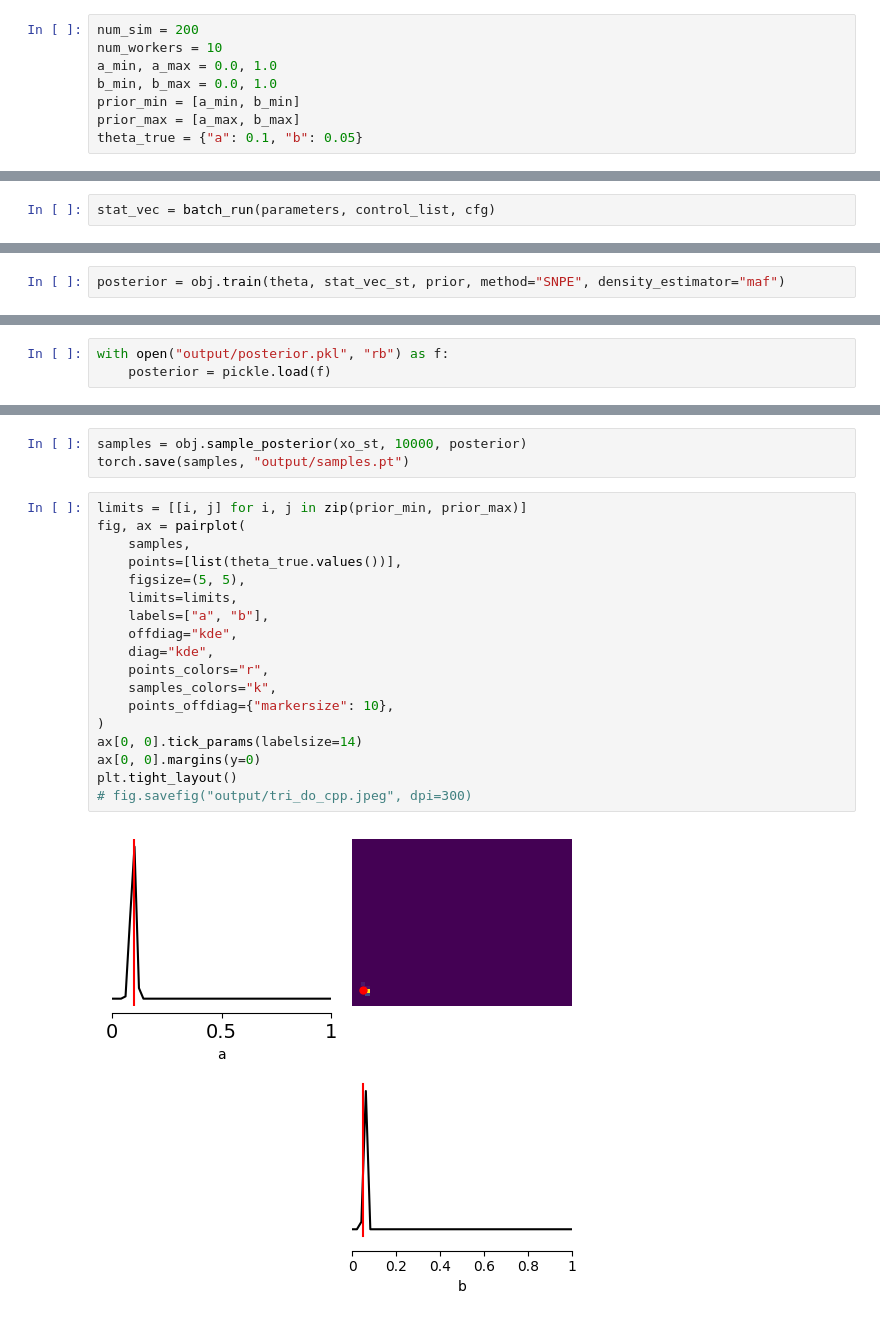
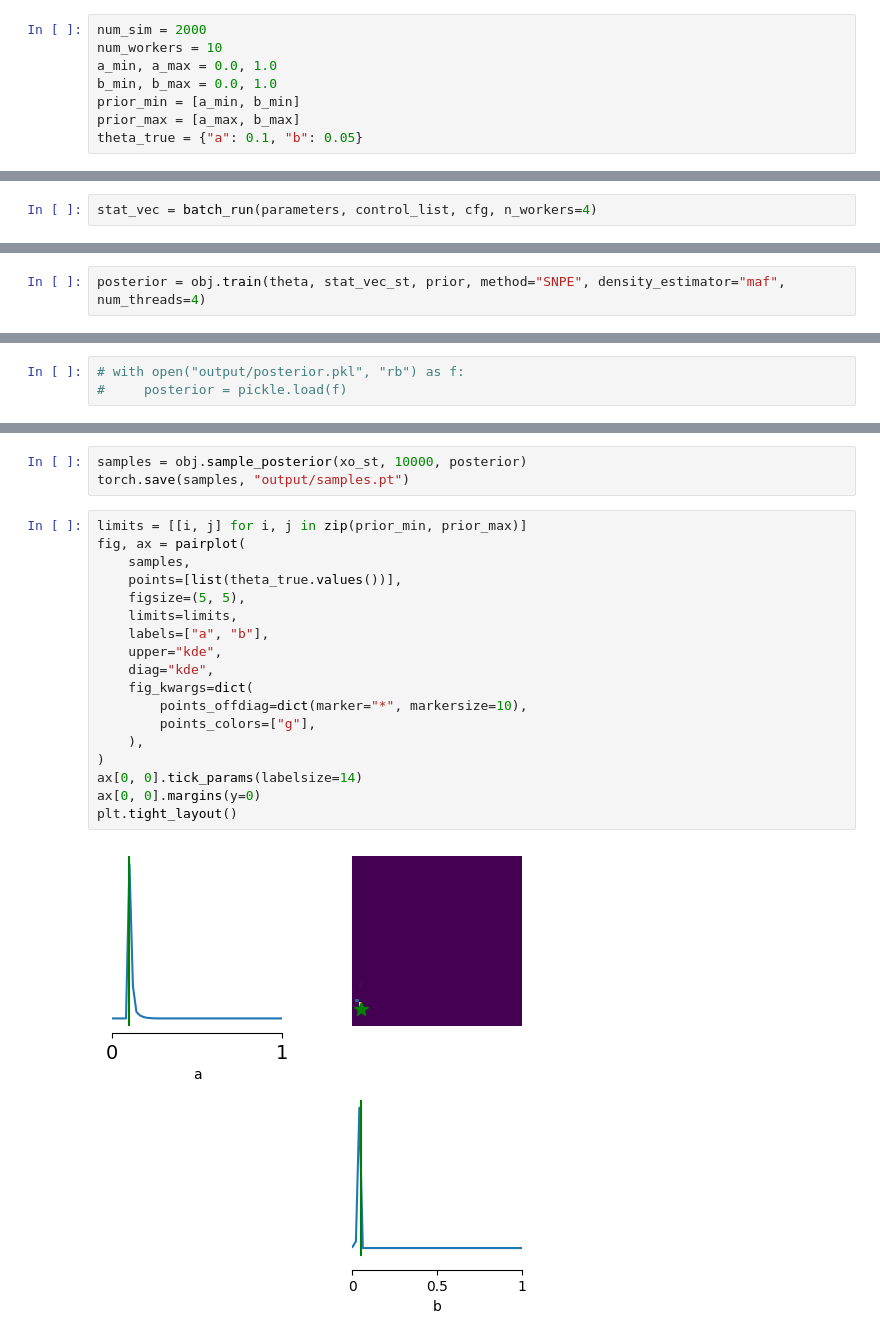
Before and after one commit to ins-amu/vbi, a Jupyter notebook: docs/examples/do_cpp.ipynb, the cells around one changed output, grey strips where cells are left out. Drawn from its saved outputs; the diff is of its cells as text.

```diff
--- a/docs/examples/do_cpp.ipynb
+++ b/docs/examples/do_cpp.ipynb
@@ -99,7 +99,7 @@ print(x_)
 # %% [output]
 [0.12421611 0.10675827 1.0513536  0.8769057 ]
 # %%
-num_sim = 200
+num_sim = 2000
 num_workers = 10
 a_min, a_max = 0.0, 1.0
 b_min, b_max = 0.0, 1.0
@@ -116,7 +116,7 @@ theta = obj.sample_prior(prior, num_sim)
 theta_np = theta.numpy().astype(float)
 control_list = [{"a": theta_np[i, 0], "b": theta_np[i, 1]} for i in range(num_sim)]
 # %%
-stat_vec = batch_run(parameters, control_list, cfg)
+stat_vec = batch_run(parameters, control_list, cfg, n_workers=4)
 # %%
 scaler = StandardScaler()
 stat_vec_st = scaler.fit_transform(np.array(stat_vec))
@@ -130,3 +130,3 @@ theta.shape, stat_vec_st.shape
 # %%
-posterior = obj.train(theta, stat_vec_st, prior, method="SNPE", density_estimator="maf")
+posterior = obj.train(theta, stat_vec_st, prior, method="SNPE", density_estimator="maf", num_threads=4)
 # %% [output]
@@ -135,8 +135,8 @@ posterior = obj.train(theta, stat_vec_st, prior, method="SNPE", density_estimato
 with open("output/posterior.pkl", "wb") as f:
     pickle.dump(posterior, f)
 # %%
-with open("output/posterior.pkl", "rb") as f:
-    posterior = pickle.load(f)
+# with open("output/posterior.pkl", "rb") as f:
+#     posterior = pickle.load(f)
 # %%
 xo = wrapper(parameters, theta_true, cfg)
 xo_st = scaler.transform(xo.reshape(1, -1))
@@ -146,20 +146,20 @@ torch.save(samples, "output/samples.pt")
 # %%
 limits = [[i, j] for i, j in zip(prior_min, prior_max)]
 fig, ax = pairplot(
     samples,
     points=[list(theta_true.values())],
     figsize=(5, 5),
     limits=limits,
     labels=["a", "b"],
-    offdiag="kde",
+    upper="kde",
     diag="kde",
-    points_colors="r",
-    samples_colors="k",
-    points_offdiag={"markersize": 10},
+    fig_kwargs=dict(
+        points_offdiag=dict(marker="*", markersize=10),
+        points_colors=["g"],
+    ),
 )
 ax[0, 0].tick_params(labelsize=14)
 ax[0, 0].margins(y=0)
 plt.tight_layout()
-# fig.savefig("output/tri_do_cpp.jpeg", dpi=300)
 # %% [output]
-[figure, old version]
+[figure, new version]
```
Also changed, not shown: parts of 3 cells of this notebook, 15 other files.
